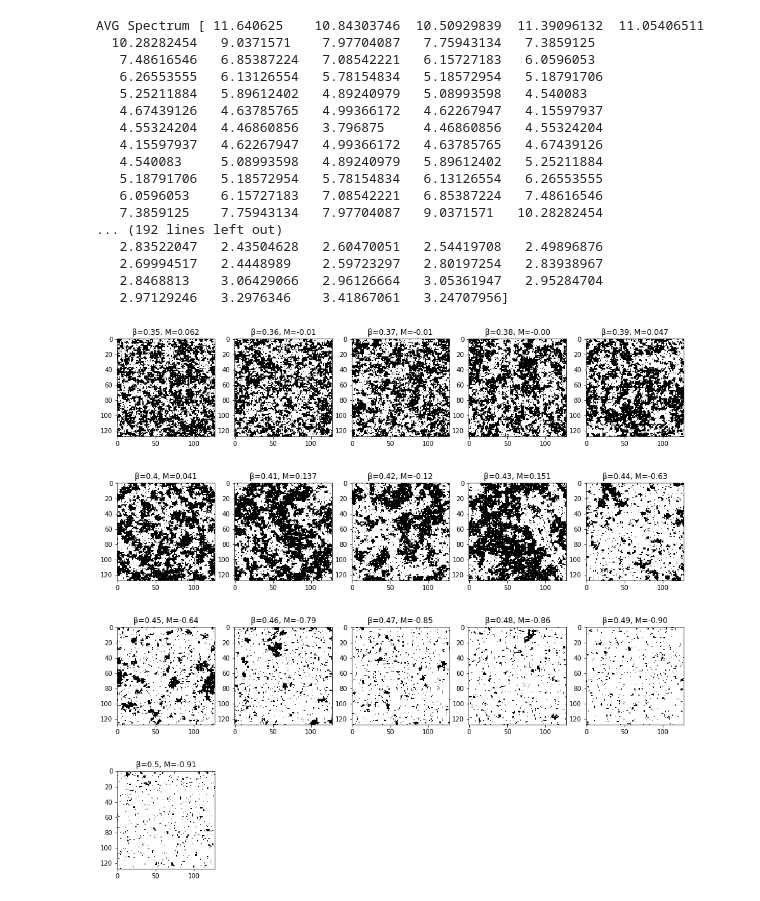
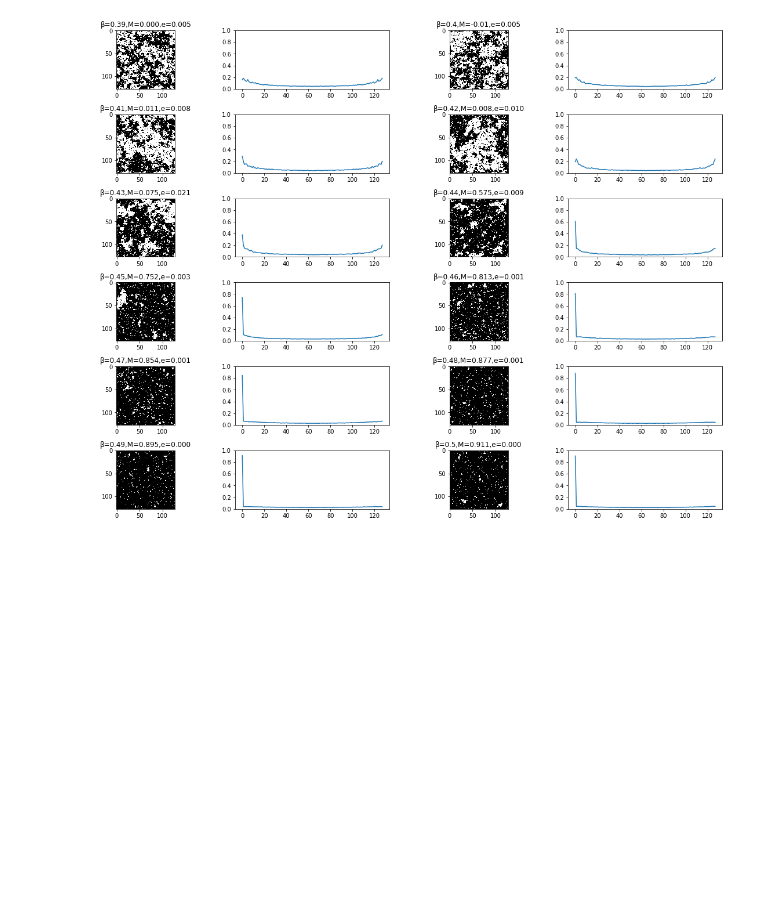
Before and after one commit to jonasberlinma/GoogleImageClassificationSample, a Jupyter notebook: CatDog/Ising.ipynb, the cells around one changed output. Drawn from its saved outputs; the diff is of its cells as text; code cells hidden in the pictures; blank space fills up the shorter version.

Commit message:
Updated plotting

```diff
--- a/CatDog/Ising.ipynb
+++ b/CatDog/Ising.ipynb
@@ -9,11 +23,13 @@ X_SIZE=128
 Y_SIZE=128
 
 ITERATIONS = 10000
+MEASURE_INTERVAL = 100
+MEASUREMENTS = ITERATIONS/MEASURE_INTERVAL
+THERMALIZE_ITERATIONS = 1000
 
-MEASURE_INTERVAL = 100
+magnetization = np.zeros((ITERATIONS / MEASURE_INTERVAL), dtype = float)
 
-betas = [0.35, 0.36, 0.37, 0.38, \
-         0.39, 0.40, 0.41, 0.42, \
+betas = [0.39, 0.40, 0.41, 0.42, \
          0.43, 0.44, 0.45, 0.46, \
          0.47, 0.48, 0.49, 0.50]
 
@@ -28,62 +44,33 @@ mask[1::2, 1::2] = 0
 # %%
 fig = plt.figure(figsize=(16, 16))
 
-# Execute a step
+# Simulate one β at a time
 for betaId in range(0, len(betas)):
     beta = betas[betaId]
-    for i in range(1, ITERATIONS + 1):
-        for sublattice in [False, True]:
-            neighbors = np.roll(lattice, 1, 0) \
-                       + np.roll(lattice, -1, 0) \
-                       + np.roll(lattice, 1, 1) \
-                       + np.roll(lattice, -1, 1)
-            energy = 2 * lattice * neighbors
-            boltzman = np.exp(- beta * energy)
-            randoms = np.random.random(size)
-            flip = (randoms < boltzman) | (boltzman >= 1)
-            flip[mask == sublattice] = False
-            lattice[flip] *= -1
-
-    # Measure magnetization
-    mag = np.mean(lattice)
+    iterate(THERMALIZE_ITERATIONS)
+    for j in range(0, MEASUREMENTS):
+        iterate(MEASURE_INTERVAL)
+        # Measure magnetization
+        magnetization[j] = np.mean(lattice)
 
     # Plot the final state
-    fig.add_subplot(4,len(betas)/4 + 1, betaId + 1)
+    x, y = betaId / 2, betaId % 2
+    plt.subplot2grid(shape = (8, 4), loc=(x, y * 2))
     plt.imshow(lattice, cmap='binary')
-    plt.title(u"β=" + str(beta) + ", M=" + str(mag)[0:5])
+    plt.title(u"β=" + str(beta) + ",M=" + str(np.mean(magnetization))[0:5] \
+              + ",e=" + str(np.std(magnetization) / np.sqrt(MEASUREMENTS))[0:5])
 
     # Do an FFT to figure out the correlation function
-    inv=np.fft.fft(lattice, n = X_SIZE / 2, axis = 1)
-    #print "Inv", inv
+    inv = np.fft.fft(lattice)
     # Don't care about the phase just amplitude
     length = np.sqrt(inv.real ** 2 + inv.imag ** 2)
     #print "Len", length
     # Since the FFT was run over the last dimension find average of frequency spectrum along the first
-    avg = np.mean(length, axis = 0)
-    print "AVG Spectrum", avg
-    # Now find the peak amplitude
-    max = np.max(avg)
-    #print "Max", max
-    # Finally the position that will give us the peak frequency
-    freq = np.where(avg == max)
-    # Just pick the first one
-    #print "Freq", freq[0][0]
+    tmp = np.mean(length, axis=0) / 128
+    plt.subplot2grid(shape = (8, 4), loc=(x, y * 2 + 1))
+    plt.ylim(0.0, 1.0)
+    plt.plot(tmp)
+plt.tight_layout()
+plt.show()
 # %% [output]
-AVG Spectrum [ 11.640625    10.84303746  10.50929839  11.39096132  11.05406511
-  10.28282454   9.0371571    7.97704087   7.75943134   7.3859125
-   7.48616546   6.85387224   7.08542221   6.15727183   6.0596053
-   6.26553555   6.13126554   5.78154834   5.18572954   5.18791706
-   5.25211884   5.89612402   4.89240979   5.08993598   4.540083
-   4.67439126   4.63785765   4.99366172   4.62267947   4.15597937
-   4.55324204   4.46860856   3.796875     4.46860856   4.55324204
-   4.15597937   4.62267947   4.99366172   4.63785765   4.67439126
-   4.540083     5.08993598   4.89240979   5.89612402   5.25211884
-   5.18791706   5.18572954   5.78154834   6.13126554   6.26553555
-   6.0596053    6.15727183   7.08542221   6.85387224   7.48616546
-   7.3859125    7.75943134   7.97704087   9.0371571   10.28282454
-... (192 lines left out)
-   2.83522047   2.43504628   2.60470051   2.54419708   2.49896876
-   2.69994517   2.4448989    2.59723297   2.80197254   2.83938967
-   2.8468813    3.06429066   2.96126664   3.05361947   2.95284704
-   2.97129246   3.2976346    3.41867061   3.24707956]
-[figure, old version]
+[figure, new version]
```
Also changed, not shown: parts of 1 cell of this notebook.
